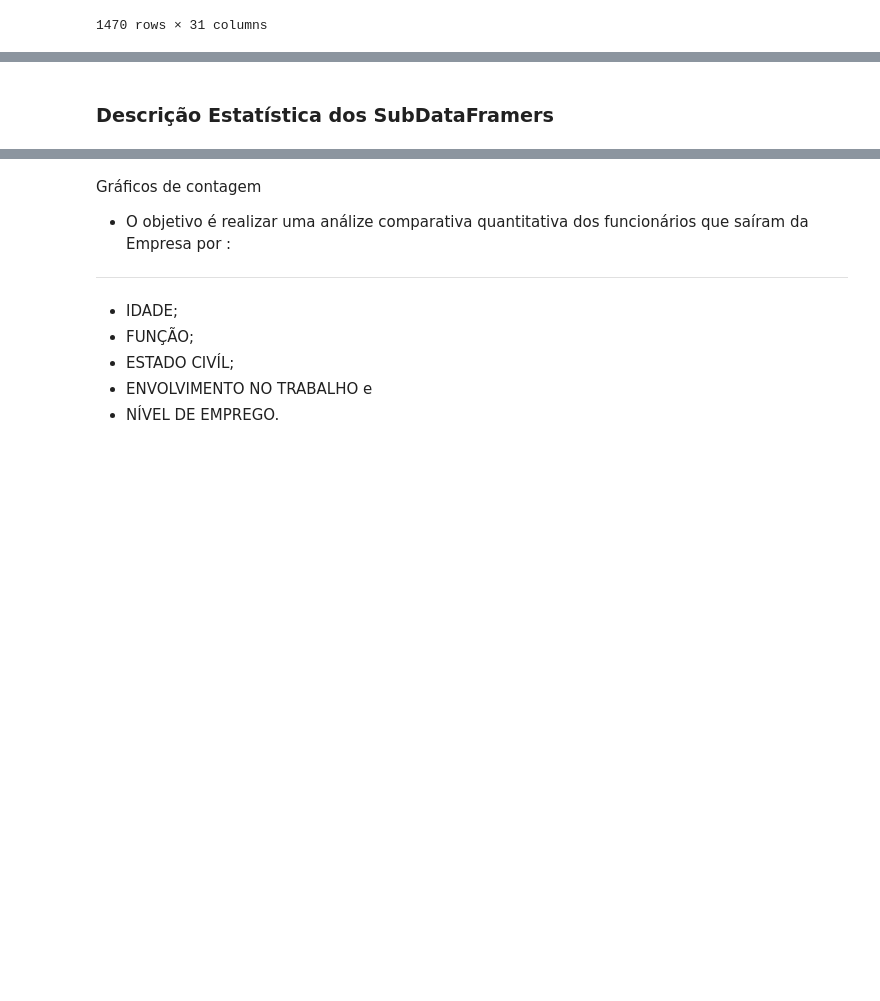
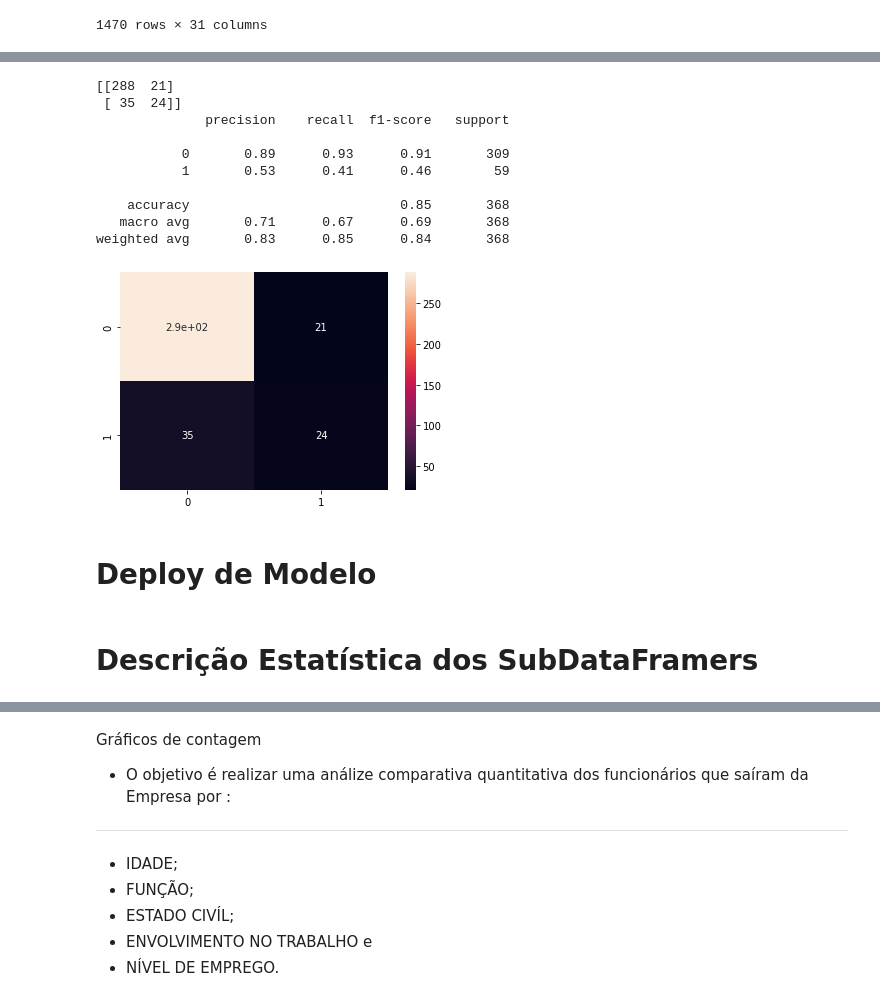
Before and after one commit to AlexLeop/ML_Recursos_Humanos, a Jupyter notebook: Departamento_Recursos_Humanos.ipynb, the cells around one changed output, grey strips where cells are left out. Cells and saved outputs as stored; diff of their text form; code cells hidden in the pictures; blank space fills up the shorter version.

```diff
--- a/Departamento_Recursos_Humanos.ipynb
+++ b/Departamento_Recursos_Humanos.ipynb
@@ -77,0 +346,4 @@ dado_novo
+# %%
+Mod_RN = r_neural(rl.normalizando_data(unind), treinamento_ml)
+compilar_RN = Mod_RN.CompilarRedeNeural(Mod_RN.CriarNeuronios())
+treinar_RN = Mod_RN.definindo_preditor_Neural(Mod_RN.NeuronioTreinar(compilar_RN))
@@ -77,0 +368,21 @@ dado_novo
+# %%
+metricas_RN = metricaseavaliacoes(treinamento_ml, treinar_RN) # Instanciando a classe de treinamento do modelo de Random Forest
+# %%
+""" Exibindo Métricas Redes Neurais """
+
+metricas_RN.MatrizDeConfusao() # Matriz de confusão
+print(metricas_RN.ClassificacaoKPIs()) # Classificador de KPIs
+# %% [output]
+[[288  21]
+ [ 35  24]]
+              precision    recall  f1-score   support
+
+           0       0.89      0.93      0.91       309
+           1       0.53      0.41      0.46        59
+
+    accuracy                           0.85       368
+   macro avg       0.71      0.67      0.69       368
+weighted avg       0.83      0.85      0.84       368
+[figure, added]
+# %% [markdown]
+# **Deploy de Modelo**
@@ -78,5 +396,5 @@ dado_novo
 # %% [markdown]
-### Descrição Estatística dos SubDataFramers
+# **Descrição Estatística dos SubDataFramers**
 # %%
 sairam_df     = dado_novo[dado_novo['Attrition']==1]
 continua_df   = dado_novo[dado_novo['Attrition']==0]
```
Also changed, not shown: parts of 51 cells of this notebook.
